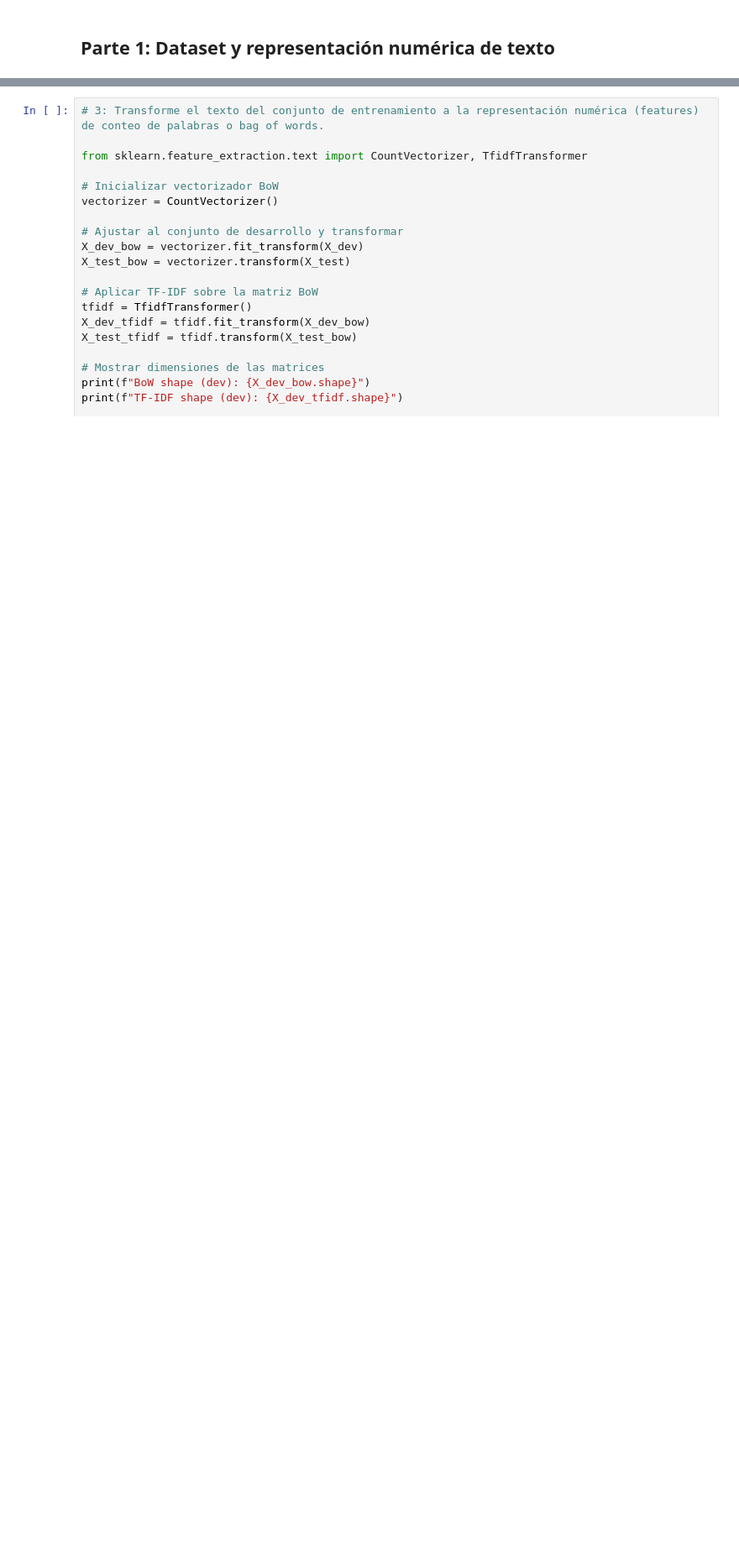
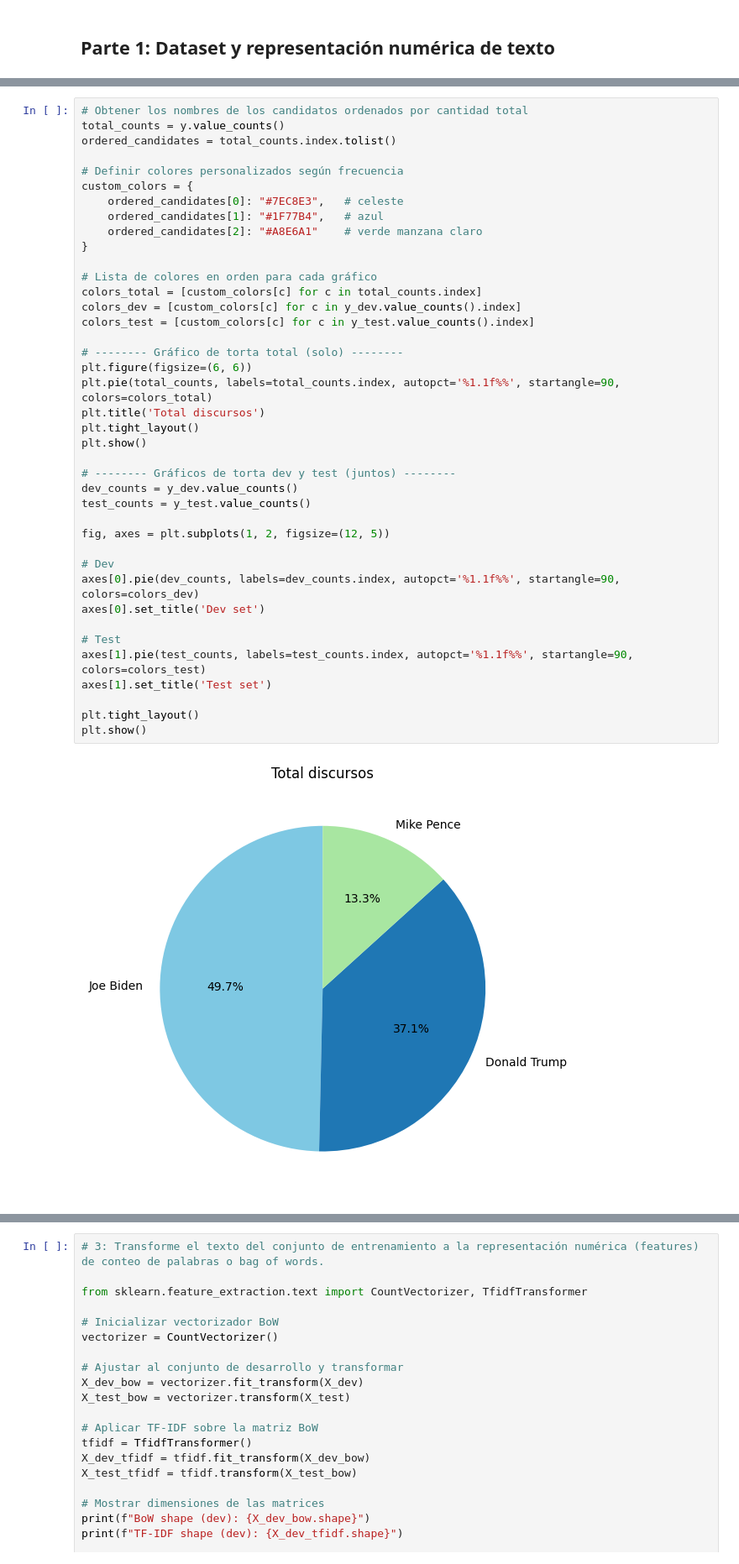
Before and after one commit to Jonathanrr98/ICD-Tarea2, a Jupyter notebook: us2020_propuesta_estudiantes.ipynb, the cells around one changed output, grey strips where cells are left out. Shown at 84% size. Cells and saved outputs as stored; diff of their text form; blank space fills up the shorter version.

```diff
--- a/us2020_propuesta_estudiantes.ipynb
+++ b/us2020_propuesta_estudiantes.ipynb
@@ -245,0 +293,42 @@ plt.show()
+# %%
+# Obtener los nombres de los candidatos ordenados por cantidad total
+total_counts = y.value_counts()
+ordered_candidates = total_counts.index.tolist()
+
+# Definir colores personalizados según frecuencia
+custom_colors = {
+    ordered_candidates[0]: "#7EC8E3",   # celeste
+    ordered_candidates[1]: "#1F77B4",   # azul
+    ordered_candidates[2]: "#A8E6A1"    # verde manzana claro
+}
+
+# Lista de colores en orden para cada gráfico
+colors_total = [custom_colors[c] for c in total_counts.index]
+colors_dev = [custom_colors[c] for c in y_dev.value_counts().index]
+colors_test = [custom_colors[c] for c in y_test.value_counts().index]
+
+# -------- Gráfico de torta total (solo) --------
+plt.figure(figsize=(6, 6))
+plt.pie(total_counts, labels=total_counts.index, autopct='%1.1f%%', startangle=90, colors=colors_total)
+plt.title('Total discursos')
+plt.tight_layout()
+plt.show()
+
+# -------- Gráficos de torta dev y test (juntos) --------
+dev_counts = y_dev.value_counts()
+test_counts = y_test.value_counts()
+
+fig, axes = plt.subplots(1, 2, figsize=(12, 5))
+
+# Dev
+axes[0].pie(dev_counts, labels=dev_counts.index, autopct='%1.1f%%', startangle=90, colors=colors_dev)
+axes[0].set_title('Dev set')
+
+# Test
+axes[1].pie(test_counts, labels=test_counts.index, autopct='%1.1f%%', startangle=90, colors=colors_test)
+axes[1].set_title('Test set')
+
+plt.tight_layout()
+plt.show()
+# %% [output]
+[figure, added]
```
Also changed, not shown: parts of 10 cells of this notebook.
